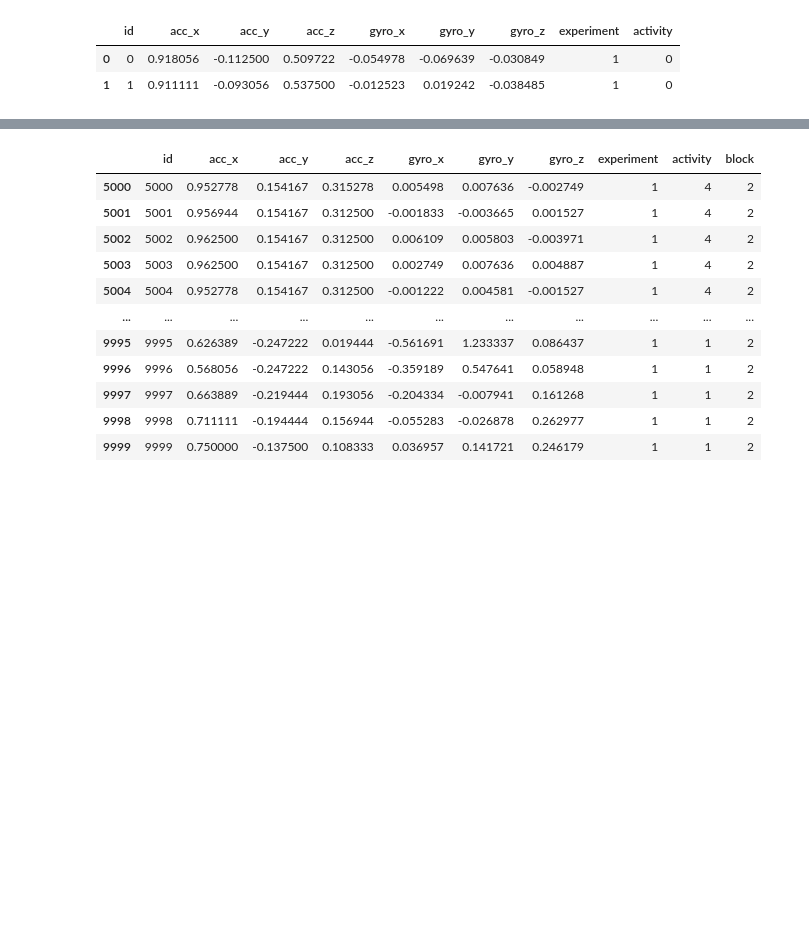
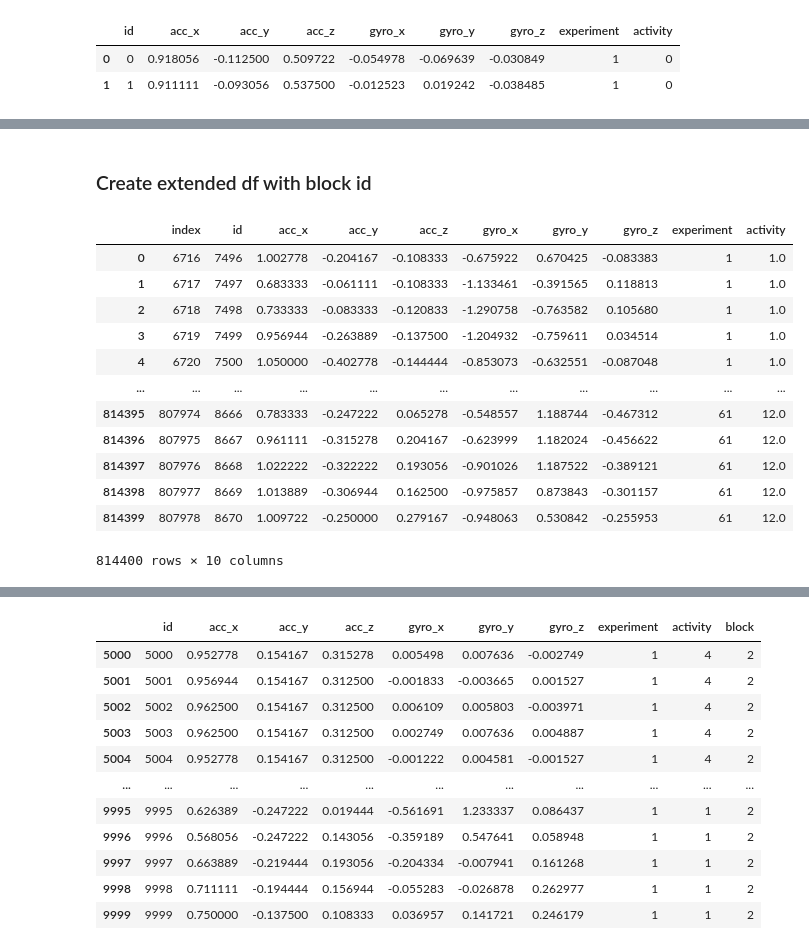
Before and after one commit to meszdav/human-activity-recognition, a Jupyter notebook: notebooks/human-activity-recognition-data-exploration.ipynb, the cells around one changed output, grey strips where cells are left out. Cells and saved outputs as stored; diff of their text form; code cells hidden in the pictures; blank space fills up the shorter version.

```diff
--- a/notebooks/human-activity-recognition-data-exploration.ipynb
+++ b/notebooks/human-activity-recognition-data-exploration.ipynb
@@ -115,0 +140,2 @@ labeled_df.head(2)
+# %% [markdown]
+### Create extended df with block id
@@ -116,3 +147,19 @@ labeled_df.head(2)
+# %%
+labeled_df
+# %% [output]
+|  | index | id | acc_x | acc_y | acc_z | gyro_x | gyro_y | gyro_z | experiment | activity |
+| 0 | 6716 | 7496 | 1.002778 | -0.204167 | -0.108333 | -0.675922 | 0.670425 | -0.083383 | 1 | 1.0 |
+| 1 | 6717 | 7497 | 0.683333 | -0.061111 | -0.108333 | -1.133461 | -0.391565 | 0.118813 | 1 | 1.0 |
+| 2 | 6718 | 7498 | 0.733333 | -0.083333 | -0.120833 | -1.290758 | -0.763582 | 0.105680 | 1 | 1.0 |
+| 3 | 6719 | 7499 | 0.956944 | -0.263889 | -0.137500 | -1.204932 | -0.759611 | 0.034514 | 1 | 1.0 |
+| 4 | 6720 | 7500 | 1.050000 | -0.402778 | -0.144444 | -0.853073 | -0.632551 | -0.087048 | 1 | 1.0 |
+| ... | ... | ... | ... | ... | ... | ... | ... | ... | ... | ... |
+| 814395 | 807974 | 8666 | 0.783333 | -0.247222 | 0.065278 | -0.548557 | 1.188744 | -0.467312 | 61 | 12.0 |
+| 814396 | 807975 | 8667 | 0.961111 | -0.315278 | 0.204167 | -0.623999 | 1.182024 | -0.456622 | 61 | 12.0 |
+| 814397 | 807976 | 8668 | 1.022222 | -0.322222 | 0.193056 | -0.901026 | 1.187522 | -0.389121 | 61 | 12.0 |
+| 814398 | 807977 | 8669 | 1.013889 | -0.306944 | 0.162500 | -0.975857 | 0.873843 | -0.301157 | 61 | 12.0 |
+| 814399 | 807978 | 8670 | 1.009722 | -0.250000 | 0.279167 | -0.948063 | 0.530842 | -0.255953 | 61 | 12.0 |
+814400 rows × 10 columns
 # %%
 def create_extended_df(df, window_size, overlap):
 
```
Also changed, not shown: parts of 16 cells of this notebook.
